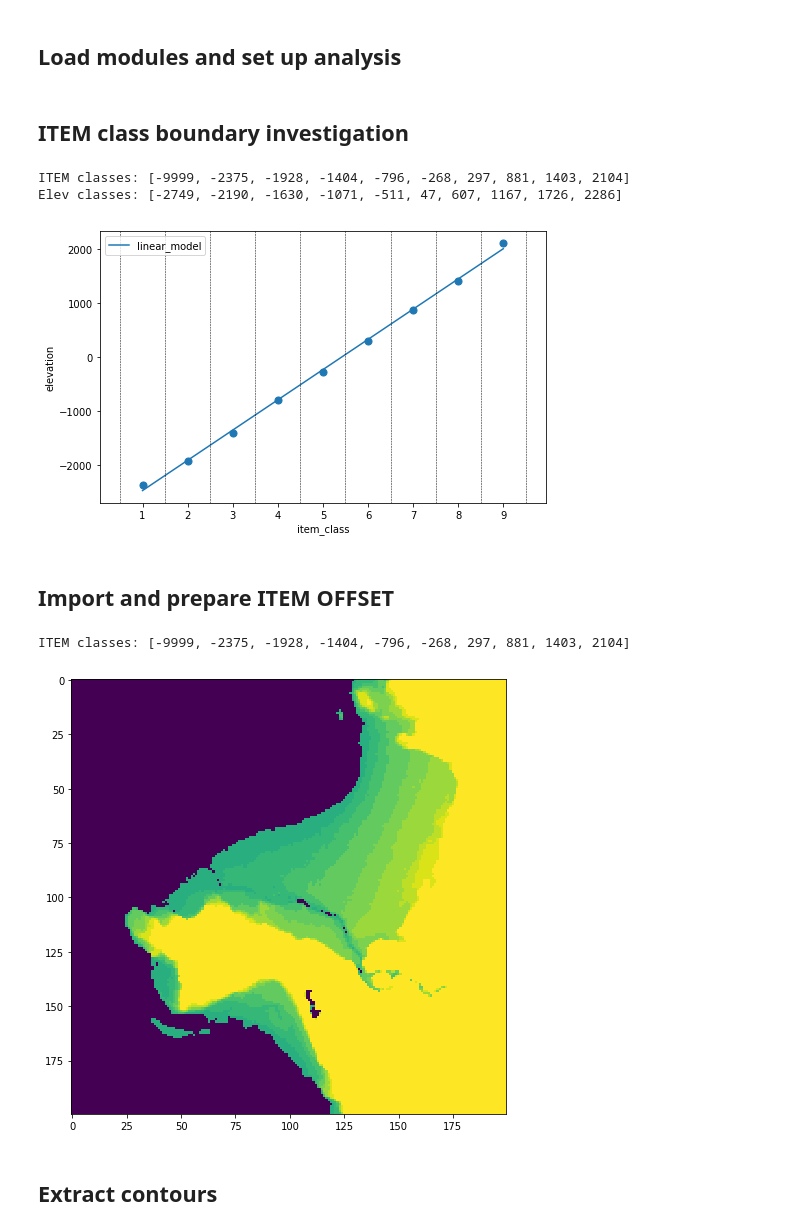
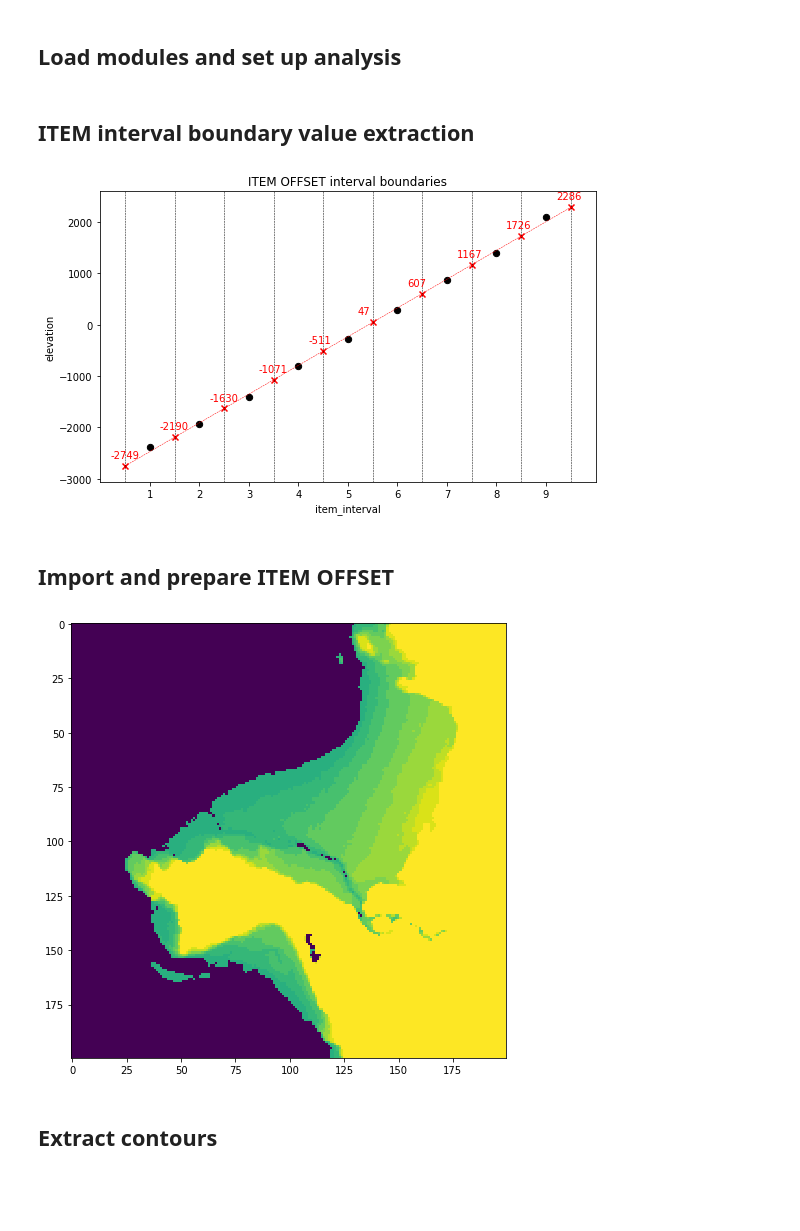
Before and after one commit to robbibt/nidem_visualisations, a Jupyter notebook: intertidal_dem.ipynb, the cells around one changed output. Saved outputs shown, nothing was run; the diff lists cells and outputs as text; code cells hidden in the pictures; blank space fills up the shorter version.

Commit message:
Streamline code and let user choose ITEM offset path

```diff
--- a/intertidal_dem.ipynb
+++ b/intertidal_dem.ipynb
@@ -13,6 +13,7 @@ import numpy as np
 import pandas as pd
 import matplotlib.cm as cm
 import statsmodels.formula.api as sm
+from collections import OrderedDict
 from shapely.geometry import Point, LineString, MultiLineString, mapping
 from fiona.crs import from_epsg
 from osgeo import gdal
@@ -30,6 +31,9 @@ TODO: Investigate scipy.interpolate.RectBivariateSpline, scipy.interpolate.inter
 spipy.interpolate.RegularGridInterpolator, sklearn.gaussian_process.GaussianProcess
 """
 
+# Path to ITEM offset product
+item_offset_path = "/g/data2/v10/ITEM/offset_products"
+
 # Set ITEM polygon for analysis
 polygon_ID = 33
 
@@ -37,42 +41,41 @@ polygon_ID = 33
 # plotting_subset = np.index_exp[:, :]
 plotting_subset = np.index_exp[1750: 1950, 930:1130]
 # %% [markdown]
-## ITEM class boundary investigation
+## ITEM interval boundary value extraction
 # %%
 # Import ITEM elevation classes
-elevations = np.loadtxt("/g/data2/v10/ITEM/offset_products/elevation.txt", delimiter = ",", dtype = "str")
-elev_dict = {int(key):[int(val) for val in value.split(" ")] for (key, value) in elevations}
-item_classes = [-9999] + elev_dict[polygon_ID]
-print("ITEM classes: {}".format(item_classes))
+item_offsets = np.loadtxt("{}/elevation.txt".format(item_offset_path), delimiter = ",", dtype = "str")
+item_offsets = {int(key):[int(val) for val in value.split(" ")] for (key, value) in item_offsets}
+interval_offsets = item_offsets[polygon_ID]
 
 # Create dataframe
-df = pd.DataFrame({"item_class": range(1,10),
-                   "elevation": item_classes[1:]})
+df = pd.DataFrame({"item_interval": range(1,10),
+                   "elevation": interval_offsets})
 
-# Compute linear model
-result = sm.ols(formula="elevation~item_class", data=df).fit().params
-
-# Add values to column
-df['linear_model'] = df.apply(lambda row: result.item_class * row.item_class + result.Intercept, axis=1)
+# Compute linear model and calculate
+m, b = np.polyfit(df["item_interval"], df["elevation"], 1)
+interval_boundaries = np.arange(0.5, 10.5, 1.0)
+contour_offsets = (m * interval_boundaries + b).astype(int)
 
 # Plot output
 fig, ax = plt.subplots(figsize=(8,5))
-df.plot(kind = "scatter", x = "item_class", y = "elevation", s = 50, ax = ax, xticks=df['item_class'])
-df.plot(kind = "line", x = "item_class", y = "linear_model", ax = ax)
-for xc in np.arange(0.5, 10.5, 1.0):
+df.plot(kind = "scatter", x = "item_interval", y = "elevation", s = 40, color = "black",
+        xticks=df['item_interval'], ax = ax)
+ax.scatter(interval_boundaries, contour_offsets, color = 'red', marker = "x")
+ax.plot(interval_boundaries, contour_offsets, color = 'red', linestyle = '--', lw = 0.5)
+for xc in interval_boundaries:
     plt.axvline(x=xc, color='k', linestyle='--', lw = 0.5)
-
-elev_classes = (result.item_class * np.arange(0.5, 10.5) + result.Intercept).astype(int).tolist()
-print("Elev classes: {}".format(elev_classes))
+for i, txt in enumerate(contour_offsets):
+    ax.annotate(txt, (interval_boundaries[i] - 0.3, contour_offsets[i] + 150), color = "red")
+plt.title("ITEM OFFSET interval boundaries")
+plt.tight_layout()
 # %% [output]
-ITEM classes: [-9999, -2375, -1928, -1404, -796, -268, 297, 881, 1403, 2104]
-Elev classes: [-2749, -2190, -1630, -1071, -511, 47, 607, 1167, 1726, 2286]
-[figure, old version]
+[figure, new version]
 # %% [markdown]
 ## Import and prepare ITEM OFFSET
 # %%
 # Import raster and extract shape, projection info and geotransform data
-filename = glob.glob("/g/data2/v10/ITEM/offset_products/ITEM_OFFSET_{}_*.tif".format(polygon_ID))[0]
+filename = glob.glob("{0}/ITEM_OFFSET_{1}_*.tif".format(item_offset_path, polygon_ID))[0]
 src_ds = gdal.Open(filename)
 srcarray = src_ds.GetRasterBand(1).ReadAsArray()
 yrows, xcols = srcarray.shape
@@ -88,18 +91,11 @@ item_array = np.copy(srcarray)
 item_array[item_array == -6666] = np.nan
 item_array[item_array == 0] = -9999
 
-# Import elevation values from file
-elevations = np.loadtxt("/g/data2/v10/ITEM/offset_products/elevation.txt", delimiter = ",", dtype = "str")
-elev_dict = {int(key):[int(val) for val in value.split(" ")] for (key, value) in elevations}
-item_classes = [-9999] + elev_dict[polygon_ID]
-print("ITEM classes: {}".format(item_classes))
-
 # Plot original data
 plt.figure(figsize = (8, 8))
 plt.imshow(item_array[plotting_subset])
 plt.show()
 # %% [output]
-ITEM classes: [-9999, -2375, -1928, -1404, -796, -268, 297, 881, 1403, 2104]
 [figure]
 # %% [markdown]
 ## Extract contours
```
Also changed, not shown: parts of 3 cells of this notebook.
